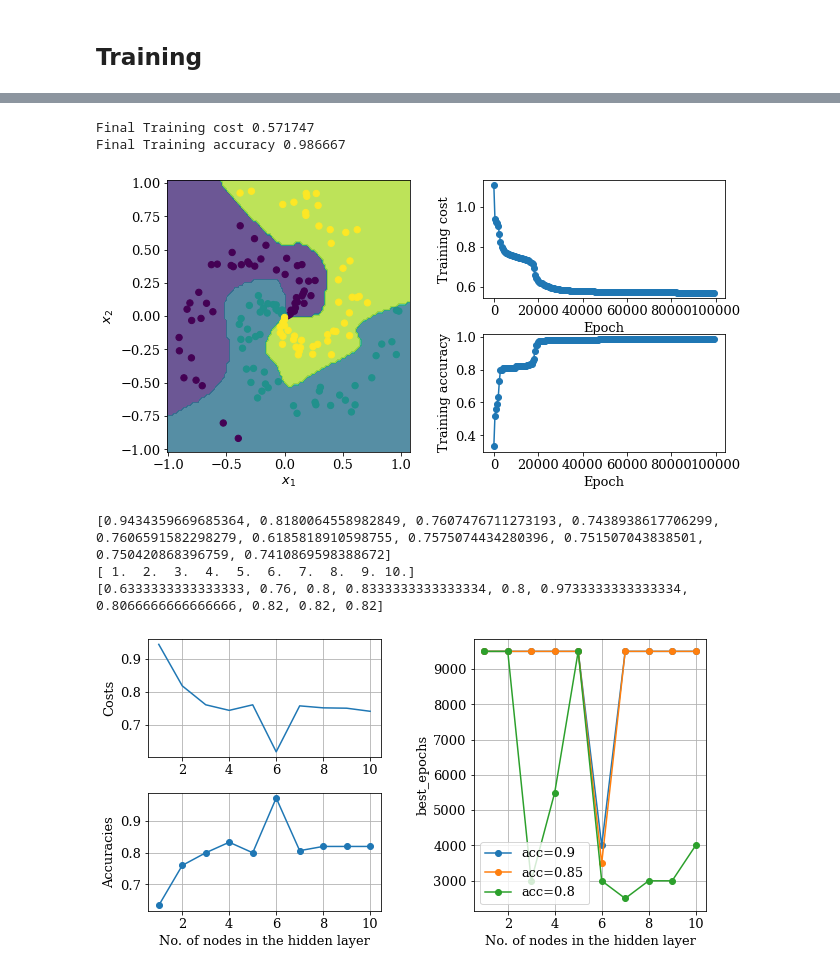
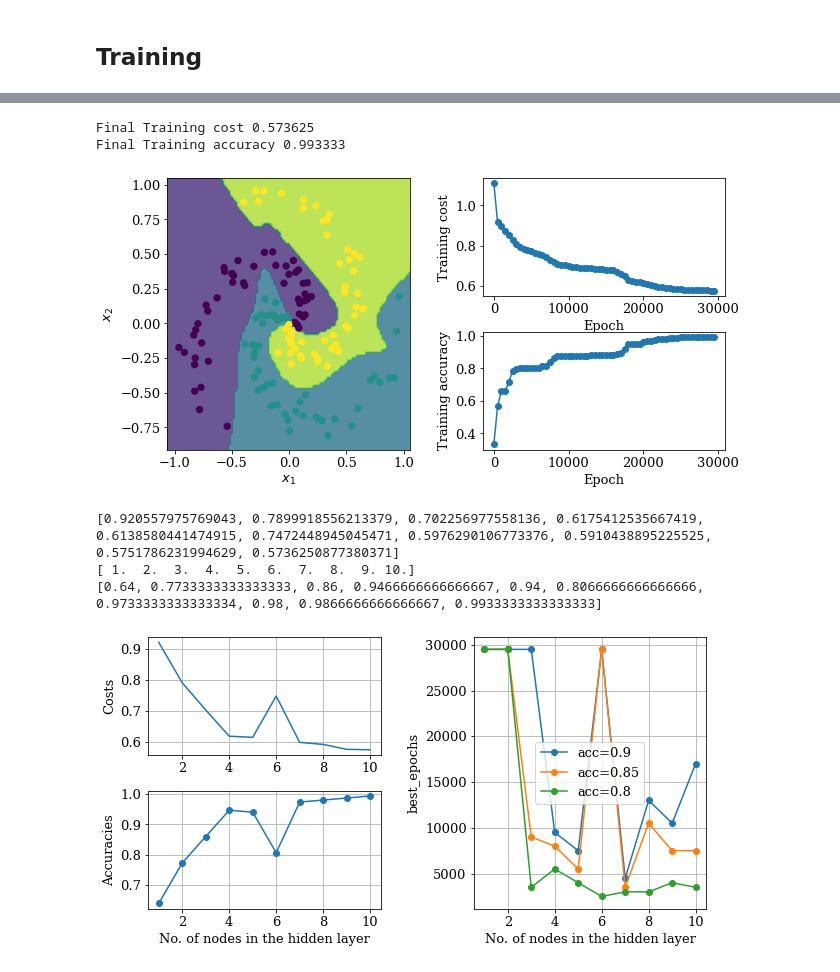
Before and after one commit to cherryng/MLcourse, a Jupyter notebook: H4_Q2_tutorial_spirals_pytorch.ipynb, the cells around one changed output, grey strips where cells are left out. Drawn from its saved outputs; the diff is of its cells as text; code cells hidden in the pictures.

```diff
--- a/H4_Q2_tutorial_spirals_pytorch.ipynb
+++ b/H4_Q2_tutorial_spirals_pytorch.ipynb
@@ -605,43 +605,5 @@ ax3.grid()
 # %%
 #Studying the effect of changing the number of neurons in the one hidden layer, use sigmoid since it seems to be the best so far.
-
-import math
-def find_nearest(array,value):
-    idx = np.searchsorted(array, value, side="left")
-    if idx > 0 and (idx == len(array) or math.fabs(value - array[idx-1]) < math.fabs(value - array[idx])):
-        return idx-1
-    else:
-        return idx
-
-
-class FeedforwardNN(torch.nn.Module):
-    def __init__(self, input_size, hidden_size, output_size):
-        super(FeedforwardNN, self).__init__()
-
-        #layer sizes:
-        self.input_size = input_size
-        self.hidden_size = hidden_size
-        self.output_size = output_size
-
-        #functions used within the Feedforward NN:
-        self.linear1 = torch.nn.Linear(self.input_size, self.hidden_size)
-        self.linear2 = torch.nn.Linear(self.hidden_size, self.output_size)
-        self.relu    = torch.nn.ReLU()
-        self.sigmoid = torch.nn.Sigmoid()
-        self.softmax = torch.nn.Softmax()
-    def forward(self, x):
-        #Layer 1:
-        linear1_out = self.linear1(x)
-        h1 = self.sigmoid(linear1_out)
-
-        #Layer 2:
-        linear2_out = self.linear2(h1)
-        h2 = self.softmax(linear2_out)
-
-        #Network output:
-        y = h2
-
-        return y
 
 
 ### Store the input data as a PyTorch tensor ###
@@ -657,7 +619,7 @@ t_onehot = torch.tensor(t_onehot, dtype = torch.float)
 ### Cost function: ###
 cost_func = torch.nn.CrossEntropyLoss()
 
-N_epochs = 100000 # number of times to run gradient descent
+N_epochs = 30000 # number of times to run gradient descent
 
 costs = []
 accuracies = []
@@ -696,36 +658,36 @@ for i in hidden_sizes:
             epoch_list.append(epoch)
             cost_training.append(cost.detach().numpy())
             acc_training.append(accuracy)
 
             ### Update the plot of the resulting classifier: ###
             fig = plt.figure(2,figsize=(10,5))
             fig.subplots_adjust(hspace=.3,wspace=.3)
             plt.clf()
             updatePlot()
             display.display(plt.gcf())
             print("No. nodes in hidden layer %d\n Iteration %d:\n  Training cost %f\n  Training accuracy %f\n" % (i, epoch, cost, accuracy) )
             display.clear_output(wait=True)
             # time.sleep(0.1) #Uncomment this line if you want to slow down the rate of plot updates
     costs.append(cost.item())
     accuracies.append(accuracy)
 
     value = 0.8
     epoch_idx = find_nearest(acc_training, value)
     best_epochs_80.append(epoch_list[epoch_idx])
 
     value = 0.85
     epoch_idx = find_nearest(acc_training, value)
     best_epochs_85.append(epoch_list[epoch_idx])
 
     value = 0.9
     epoch_idx = find_nearest(acc_training, value)
     best_epochs_90.append(epoch_list[epoch_idx])
 
 print("Final Training cost %f\nFinal Training accuracy %f\n" % (cost, accuracy) )
 # %% [output]
-Final Training cost 0.571747
-Final Training accuracy 0.986667
+Final Training cost 0.573625
+Final Training accuracy 0.993333
-[figure, old version]
+[figure, new version]
 # %%
 import matplotlib as mpl
 fig = plt.figure(2,figsize=(10,5))
@@ -758,7 +720,7 @@ ax3.set_ylabel("best_epochs")
 plt.legend(loc=0)
 ax3.grid()
 # %% [output]
-[0.9434359669685364, 0.8180064558982849, 0.7607476711273193, 0.7438938617706299, 0.7606591582298279, 0.6185818910598755, 0.7575074434280396, 0.751507043838501, 0.750420868396759, 0.7410869598388672]
+[0.920557975769043, 0.7899918556213379, 0.702256977558136, 0.6175412535667419, 0.6138580441474915, 0.7472448945045471, 0.5976290106773376, 0.5910438895225525, 0.5751786231994629, 0.5736250877380371]
 [ 1.  2.  3.  4.  5.  6.  7.  8.  9. 10.]
-[0.6333333333333333, 0.76, 0.8, 0.8333333333333334, 0.8, 0.9733333333333334, 0.8066666666666666, 0.82, 0.82, 0.82]
+[0.64, 0.7733333333333333, 0.86, 0.9466666666666667, 0.94, 0.8066666666666666, 0.9733333333333334, 0.98, 0.9866666666666667, 0.9933333333333333]
-[figure, old version]
+[figure, new version]
```
Also changed, not shown: parts of 7 cells of this notebook.
